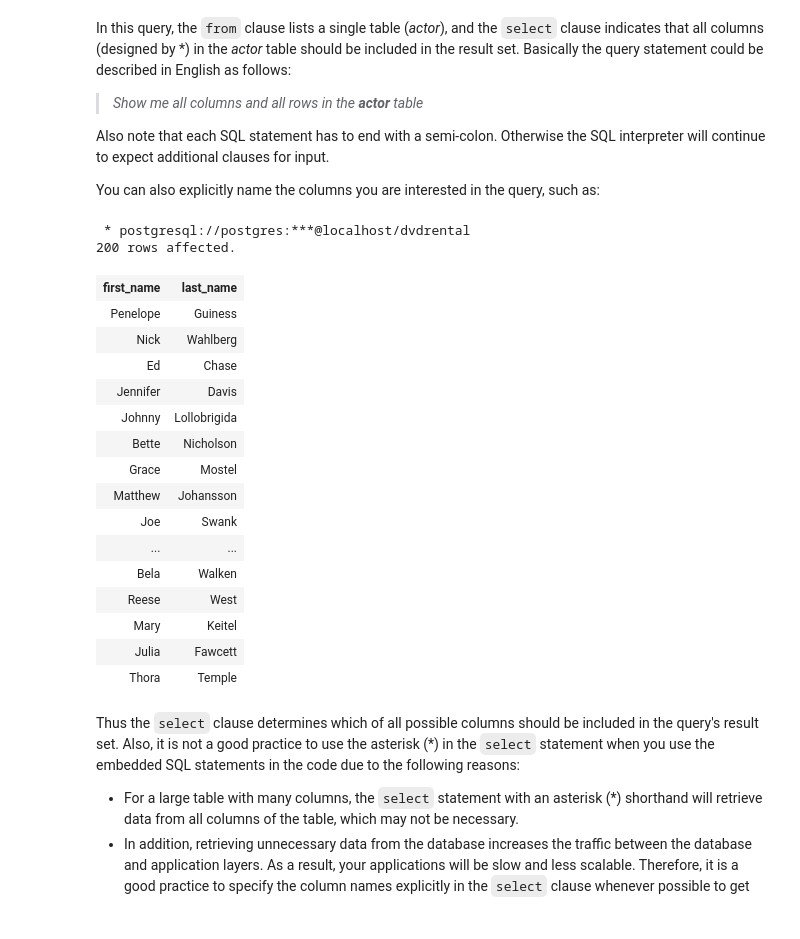
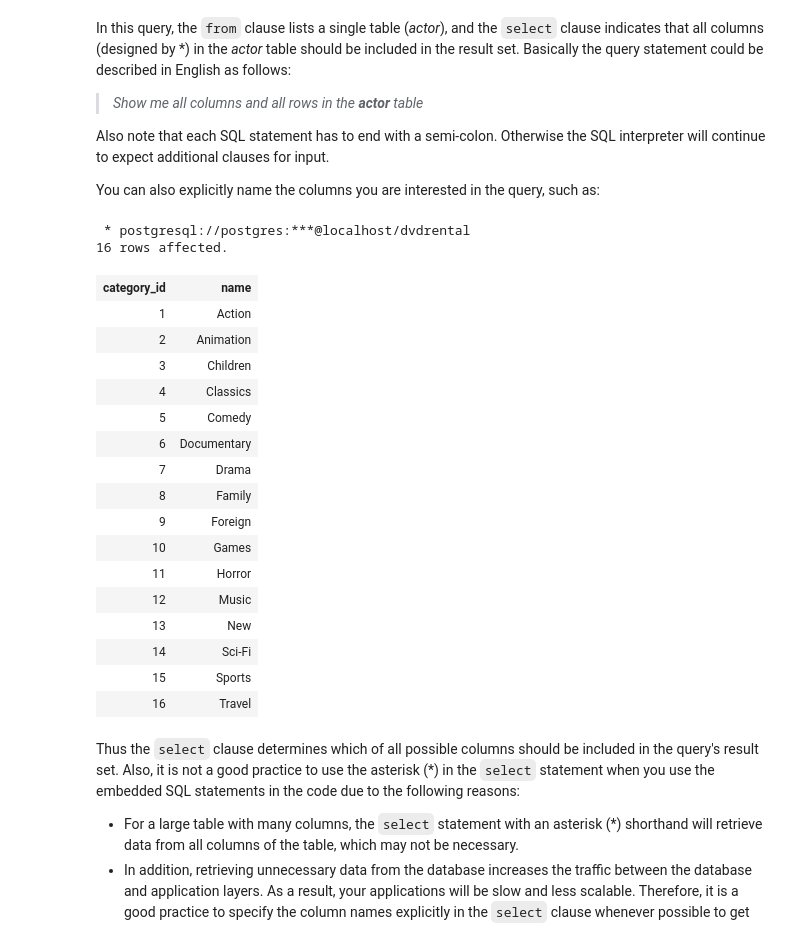
Before and after one commit to colintwh/sql-basics, a Jupyter notebook: QueryData.ipynb, the cells around one changed output. Cells and saved outputs as stored; diff of their text form; code cells hidden in the pictures.

```diff
--- a/QueryData.ipynb
+++ b/QueryData.ipynb
@@ -62,26 +63,27 @@ You can also explicitly name the columns you are interested in the query, such a
 # %%
 %%sql
 
-SELECT first_name, last_name FROM actor;
+SELECT category_id, name FROM category;
 # %% [output]
  * postgresql://postgres:***@localhost/dvdrental
-200 rows affected.
+16 rows affected.
-| first_name | last_name |
-| Penelope | Guiness |
-| Nick | Wahlberg |
-| Ed | Chase |
-| Jennifer | Davis |
-| Johnny | Lollobrigida |
-| Bette | Nicholson |
-| Grace | Mostel |
-| Matthew | Johansson |
-| Joe | Swank |
-| ... | ... |
-| Bela | Walken |
-| Reese | West |
-| Mary | Keitel |
-| Julia | Fawcett |
-| Thora | Temple |
+| category_id | name |
+| 1 | Action |
+| 2 | Animation |
+| 3 | Children |
+| 4 | Classics |
+| 5 | Comedy |
+| 6 | Documentary |
+| 7 | Drama |
+| 8 | Family |
+| 9 | Foreign |
+| 10 | Games |
+| 11 | Horror |
+| 12 | Music |
+| 13 | New |
+| 14 | Sci-Fi |
+| 15 | Sports |
+| 16 | Travel |
 # %% [markdown]
    Thus the `select` clause determines which of all possible columns should be included in the query's result set.
    Also, it is not a good practice to use the asterisk (*) in the `select` statement when you use the embedded SQL statements in the code due to the following reasons:
```
Also changed, not shown: parts of 3 cells of this notebook.
